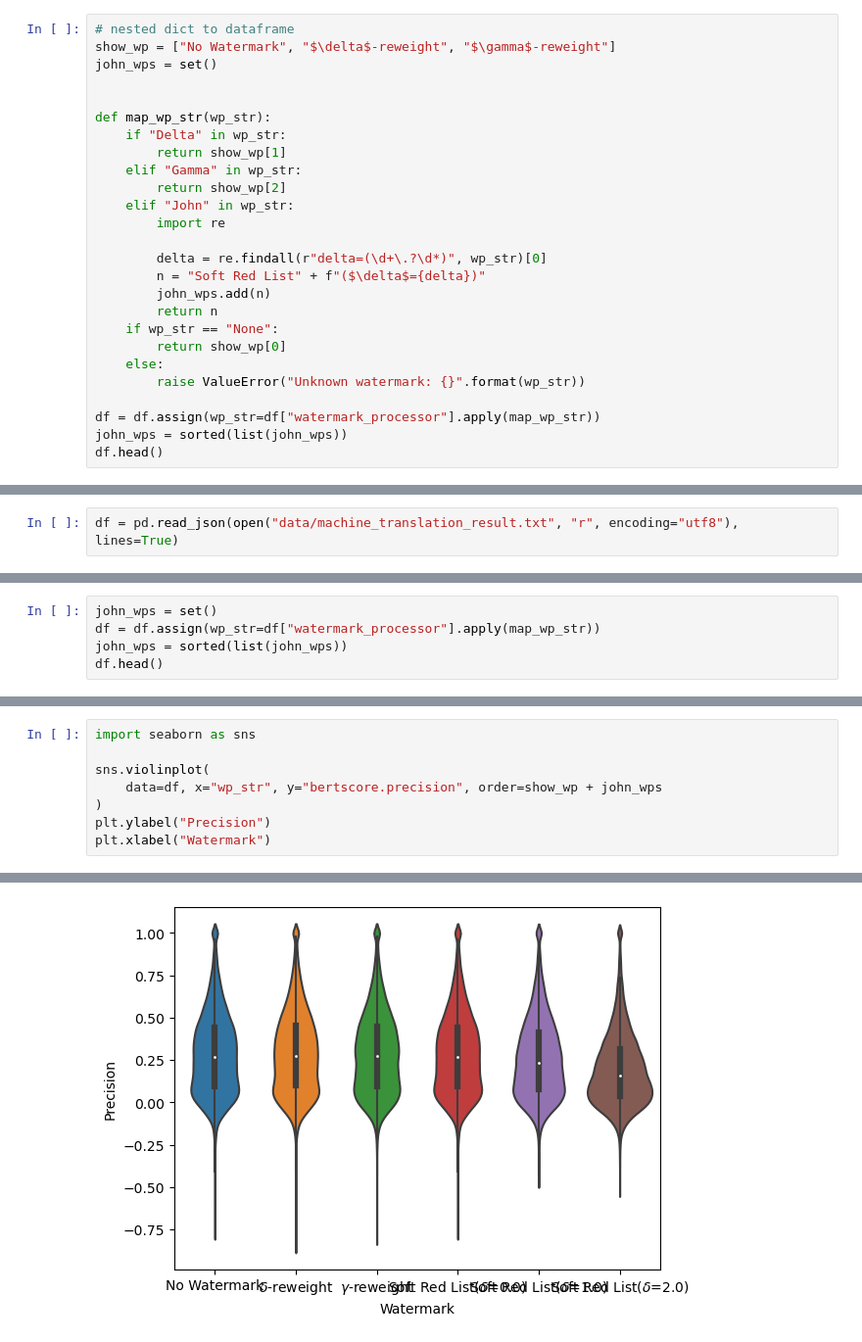
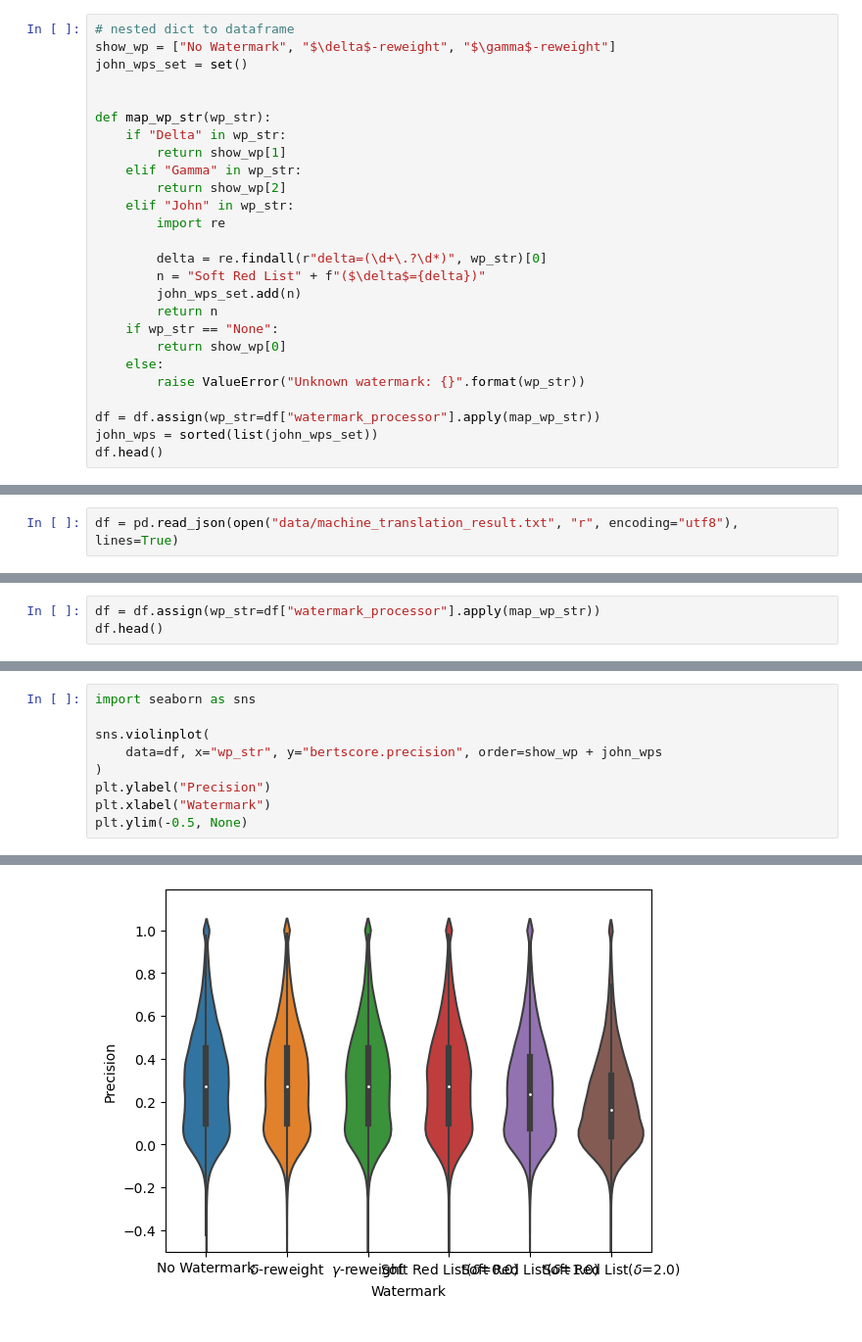
Before and after one commit to xiaoniu-578fa6bff964d005/UnbiasedWatermark, a Jupyter notebook: plot.ipynb, the cells around one changed output, grey strips where cells are left out. Shown: that part at 98% size. Drawn from its saved outputs; the diff is of its cells as text.

```diff
--- a/plot.ipynb
+++ b/plot.ipynb
@@ -22,7 +13,7 @@ df.head()
 # %%
 # nested dict to dataframe
 show_wp = ["No Watermark", "$\delta$-reweight", "$\gamma$-reweight"]
-john_wps = set()
+john_wps_set = set()
 
 
 def map_wp_str(wp_str):
@@ -35,7 +26,7 @@ def map_wp_str(wp_str):
 
         delta = re.findall(r"delta=(\d+\.?\d*)", wp_str)[0]
         n = "Soft Red List" + f"($\delta$={delta})"
-        john_wps.add(n)
+        john_wps_set.add(n)
         return n
     if wp_str == "None":
         return show_wp[0]
@@ -43,7 +34,7 @@ def map_wp_str(wp_str):
         raise ValueError("Unknown watermark: {}".format(wp_str))
 
 df = df.assign(wp_str=df["watermark_processor"].apply(map_wp_str))
-john_wps = sorted(list(john_wps))
+john_wps = sorted(list(john_wps_set))
 df.head()
 # %% [output]
 |  | rouge1 | rouge2 | rougeL | id | watermark_processor | bertscore.precision | bertscore.recall | ... |
@@ -106,7 +91,5 @@ df.head()
 # %%
-john_wps = set()
 df = df.assign(wp_str=df["watermark_processor"].apply(map_wp_str))
-john_wps = sorted(list(john_wps))
 df.head()
 # %% [output]
 |  | id | watermark_processor | bertscore.precision | bertscore.recall | bertscore.f1 | wp_str |
@@ -123,4 +106,5 @@ sns.violinplot(
 )
 plt.ylabel("Precision")
 plt.xlabel("Watermark")
+plt.ylim(-0.5, None)
 # %% [output]
@@ -128 +112 @@ Text(0.5, 0, 'Watermark')
-[figure, old version]
+[figure, new version]
```
Also changed, not shown: parts of 9 cells of this notebook.
